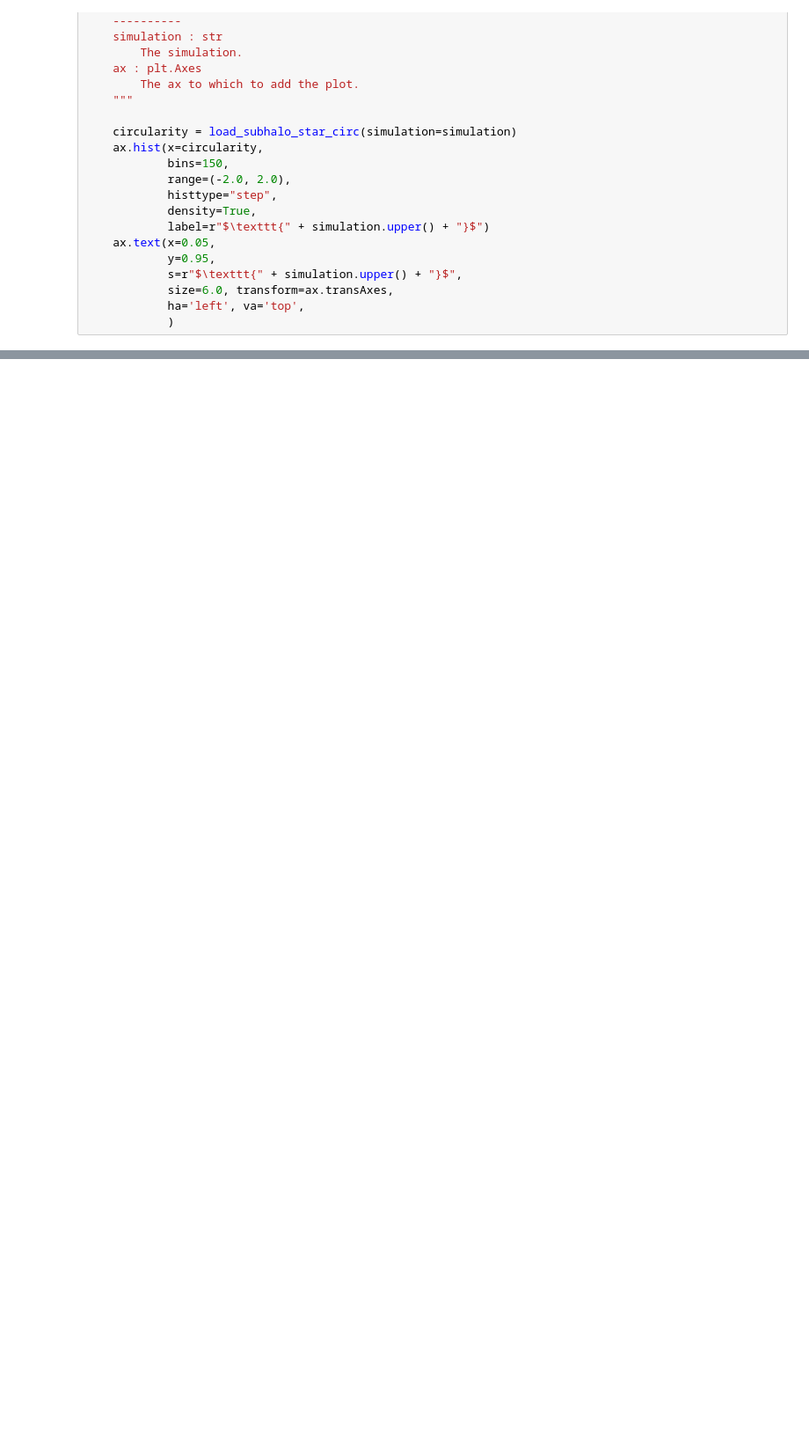
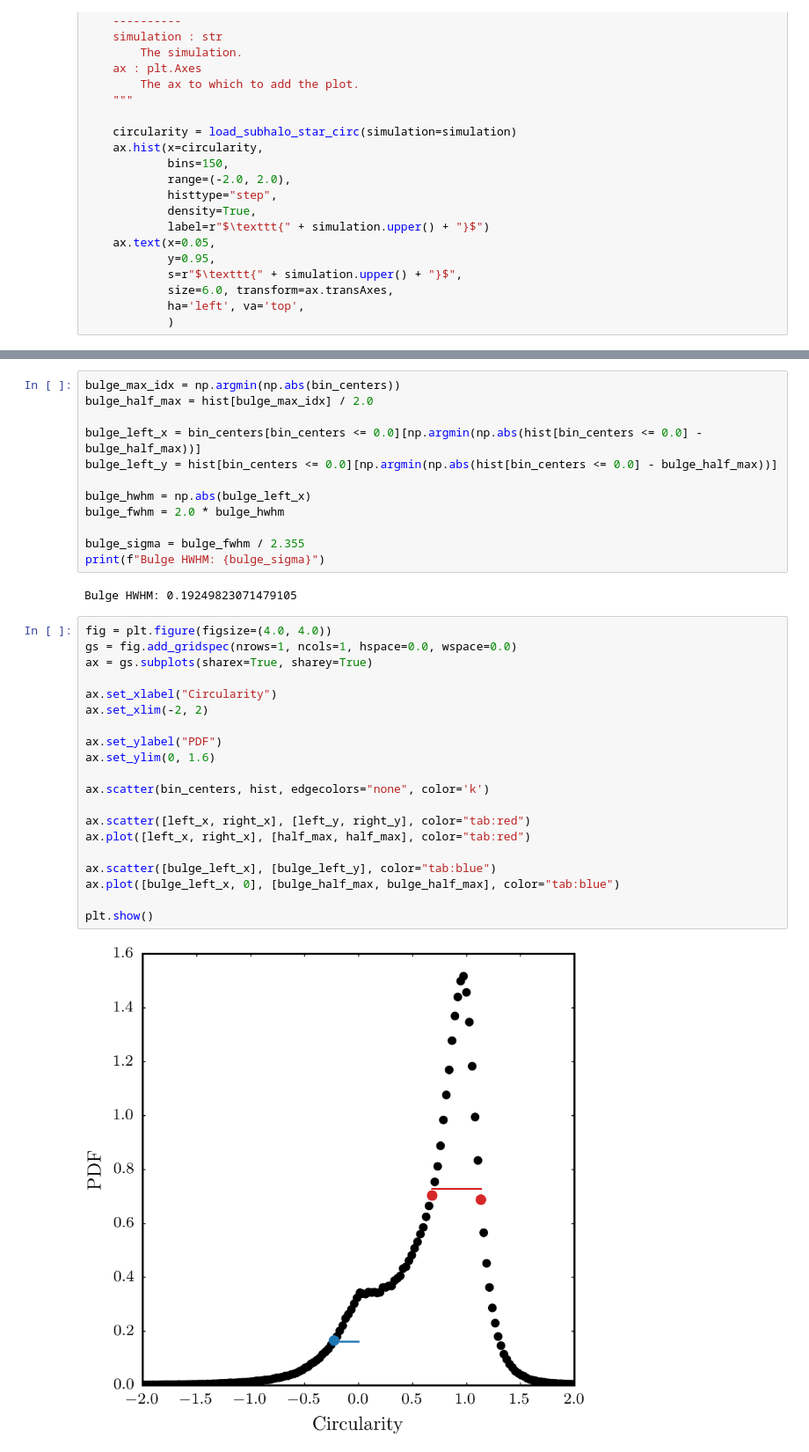
Before and after one commit to ffiza/auriga-metals, a Jupyter notebook: scripts/Circularity.ipynb, the cells around one changed output, grey strips where cells are left out. Shown at 88% size. Drawn from its saved outputs; the diff is of its cells as text; blank space fills up the shorter version.

```diff
--- a/scripts/Circularity.ipynb
+++ b/scripts/Circularity.ipynb
@@ -102,0 +266,36 @@ plot_age_metal_rel_for_sample(simulations=reruns,
+# %%
+bulge_max_idx = np.argmin(np.abs(bin_centers))
+bulge_half_max = hist[bulge_max_idx] / 2.0
+
+bulge_left_x = bin_centers[bin_centers <= 0.0][np.argmin(np.abs(hist[bin_centers <= 0.0] - bulge_half_max))]
+bulge_left_y = hist[bin_centers <= 0.0][np.argmin(np.abs(hist[bin_centers <= 0.0] - bulge_half_max))]
+
+bulge_hwhm = np.abs(bulge_left_x)
+bulge_fwhm = 2.0 * bulge_hwhm
+
+bulge_sigma = bulge_fwhm / 2.355
+print(f"Bulge HWHM: {bulge_sigma}")
+# %% [output]
+Bulge HWHM: 0.19249823071479105
+# %%
+fig = plt.figure(figsize=(4.0, 4.0))
+gs = fig.add_gridspec(nrows=1, ncols=1, hspace=0.0, wspace=0.0)
+ax = gs.subplots(sharex=True, sharey=True)
+
+ax.set_xlabel("Circularity")
+ax.set_xlim(-2, 2)
+
+ax.set_ylabel("PDF")
+ax.set_ylim(0, 1.6)
+
+ax.scatter(bin_centers, hist, edgecolors="none", color='k')
+
+ax.scatter([left_x, right_x], [left_y, right_y], color="tab:red")
+ax.plot([left_x, right_x], [half_max, half_max], color="tab:red")
+
+ax.scatter([bulge_left_x], [bulge_left_y], color="tab:blue")
+ax.plot([bulge_left_x, 0], [bulge_half_max, bulge_half_max], color="tab:blue")
+
+plt.show()
+# %% [output]
+[figure, added]
```
Also changed, not shown: parts of 20 cells of this notebook.
